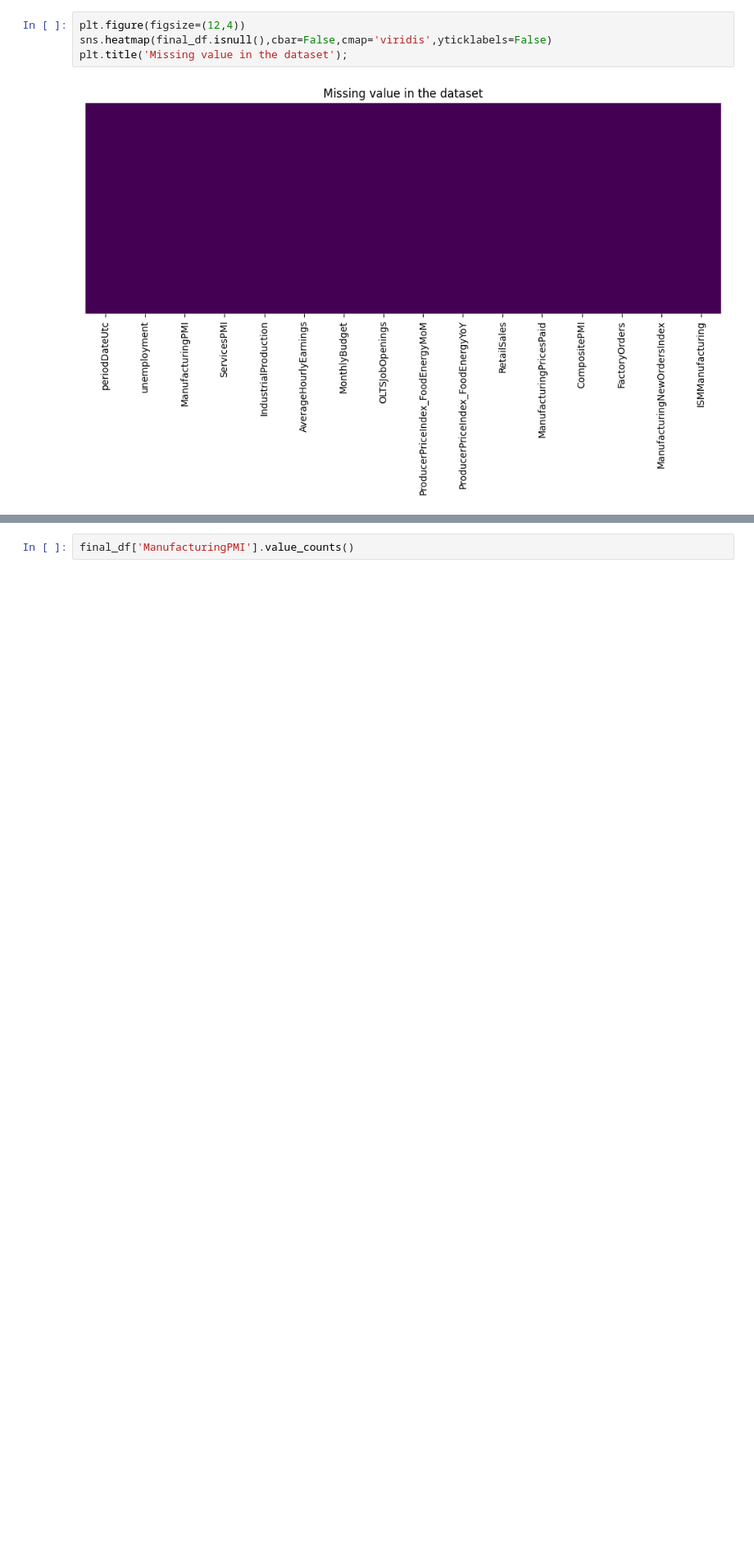
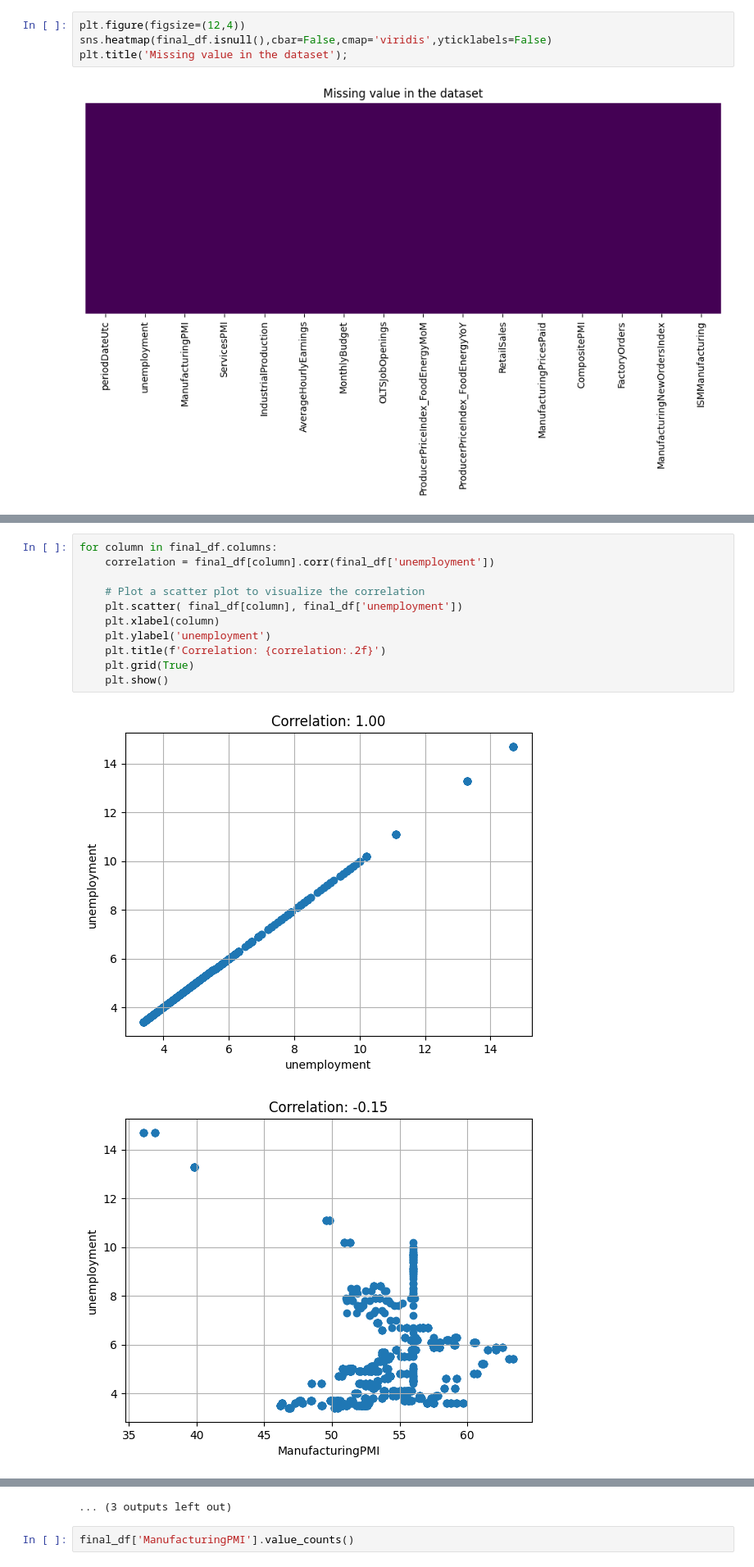
Before and after one commit to Suraj6E/RegressionAnalysis_USD, a Jupyter notebook: DataCleanUP.ipynb, the cells around one changed output, grey strips where cells are left out. Shown at 82% size. Cells and saved outputs as stored; diff of their text form; blank space fills up the shorter version.

Commit message:
correlation chack

```diff
--- a/DataCleanUP.ipynb
+++ b/DataCleanUP.ipynb
@@ -331,0 +320,14 @@ plt.title('Missing value in the dataset');
+# %%
+for column in final_df.columns:
+    correlation = final_df[column].corr(final_df['unemployment'])
+
+    # Plot a scatter plot to visualize the correlation
+    plt.scatter( final_df[column], final_df['unemployment'])
+    plt.xlabel(column)
+    plt.ylabel('unemployment')
+    plt.title(f'Correlation: {correlation:.2f}')
+    plt.grid(True)
+    plt.show()
+# %% [output]
+[figure, added]
+[figure, added]
@@ -332,3 +344,4 @@ plt.title('Missing value in the dataset');
+... (3 outputs left out)
 # %%
 final_df['ManufacturingPMI'].value_counts()
 # %% [output]
```
Also changed, not shown: parts of 16 cells of this notebook, 1 other file.
